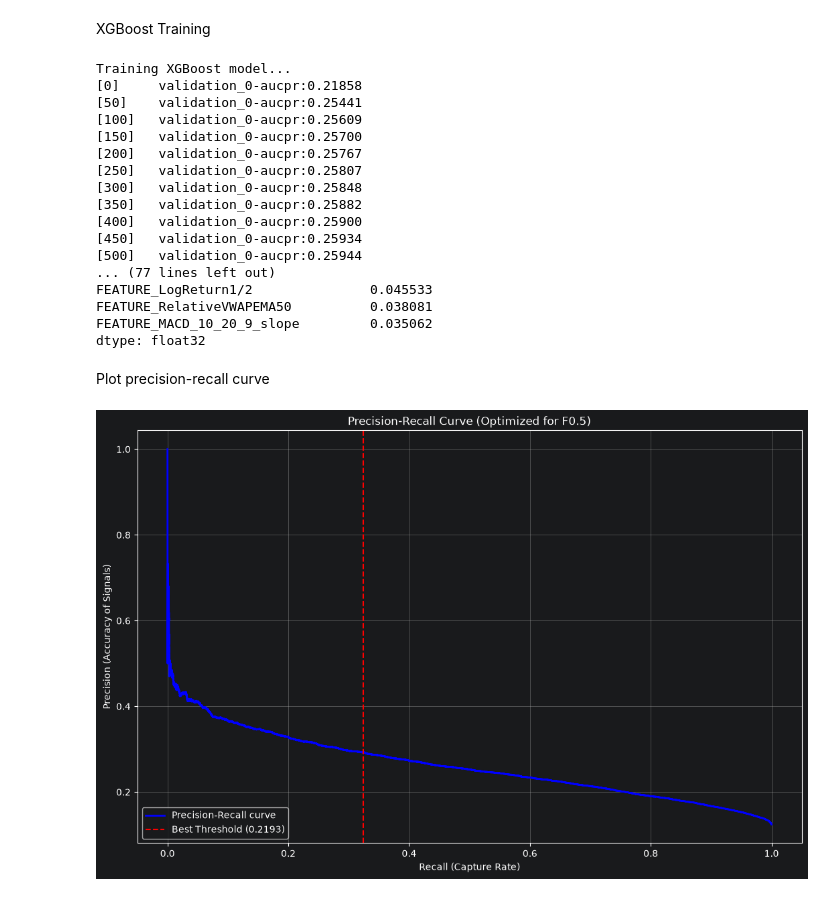
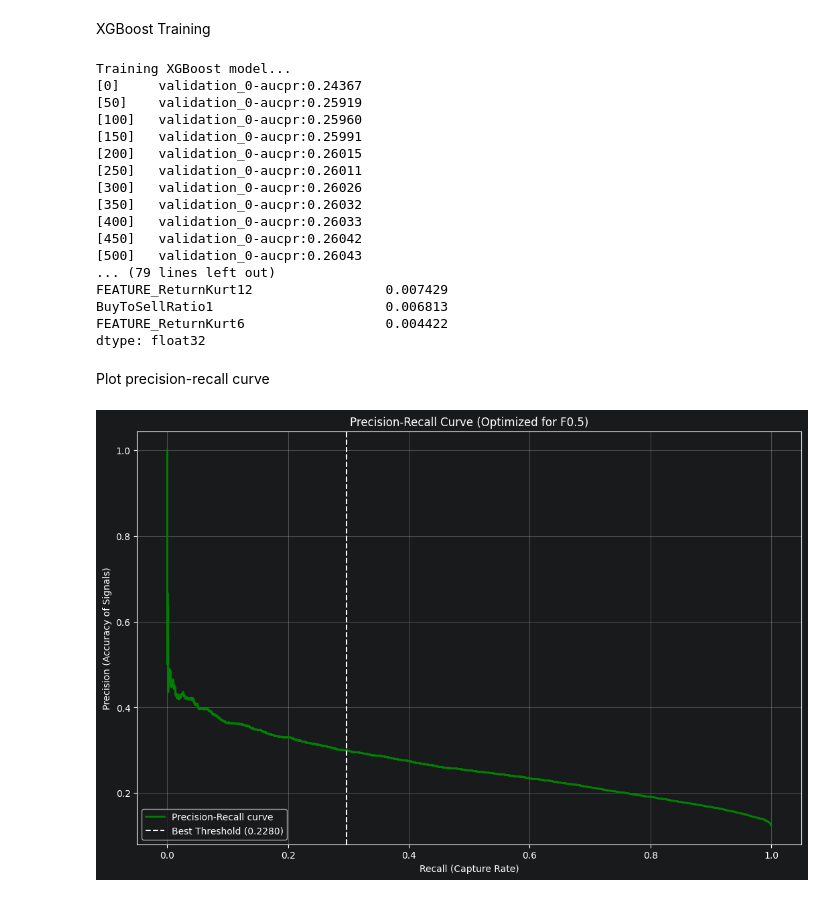
Before and after one commit to NewtonHatesApples/randomProject1, a Jupyter notebook: analysis.ipynb, the cells around one changed output. Cells and saved outputs as stored; diff of their text form; code cells hidden in the pictures.

```diff
--- a/analysis.ipynb
+++ b/analysis.ipynb
@@ -188,7 +192,7 @@ XGBoost Training
 # %%
 # 1. Separate features (X) and target (y)
 target_col = "TARGET_UpFlag"
-random_state = 676  # Used when fitting XGB Classifier
+random_state = 675  # Used when fitting XGB Classifier
 
 # Create a chronological validation set from the tail end of your training data
 val_size = int(len(train_df) * 0.25)  # val: validation
@@ -224,8 +228,8 @@ model = xgb.XGBClassifier(
     n_jobs=-1,
     early_stopping_rounds=150,   # Stops fitting when no improvement after consecutive 150 rounds
     # scale_pos_weight=neg_pos_ratio,
-    reg_alpha=3.0,               # L1 regularization to naturally prune useless features
-    reg_lambda=30.0              # L2 regularization to smooth out extreme weight
+    reg_alpha=5.0,               # L1 regularization to naturally prune useless features
+    reg_lambda=40.0              # L2 regularization to smooth out extreme weight
 )
 
 # 3. Train & save the model
@@ -247,8 +251,8 @@ y_val_prob = model.predict_proba(X_val)[:, 1]
 precisions, recalls, thresholds = precision_recall_curve(y_val, y_val_prob)
 beta = 0.5
 f05_scores = ((1 + beta ** 2) * precisions * recalls) / ((beta ** 2 * precisions) + recalls + 1e-10)
-# best_threshold = thresholds[np.argmax(f05_scores[:-1])]
-best_threshold = 0.4
+best_threshold = thresholds[np.argmax(f05_scores[:-1])]
+# best_threshold = 0.4
 
 y_test_prob = model.predict_proba(X_test)[:, 1]
 y_test_pred_custom = (y_test_prob >= best_threshold).astype(int)
@@ -266,33 +270,33 @@ print("\n=== Features Importance ===")
 print(importance.nlargest(50))
 # %% [output]
 Training XGBoost model...
-[0]     validation_0-aucpr:0.21858
-[50]    validation_0-aucpr:0.25441
-[100]   validation_0-aucpr:0.25609
-[150]   validation_0-aucpr:0.25700
-[200]   validation_0-aucpr:0.25767
-[250]   validation_0-aucpr:0.25807
-[300]   validation_0-aucpr:0.25848
-[350]   validation_0-aucpr:0.25882
-[400]   validation_0-aucpr:0.25900
-[450]   validation_0-aucpr:0.25934
-[500]   validation_0-aucpr:0.25944
-... (77 lines left out)
-FEATURE_LogReturn1/2               0.045533
-FEATURE_RelativeVWAPEMA50          0.038081
-FEATURE_MACD_10_20_9_slope         0.035062
+[0]     validation_0-aucpr:0.24367
+[50]    validation_0-aucpr:0.25919
+[100]   validation_0-aucpr:0.25960
+[150]   validation_0-aucpr:0.25991
+[200]   validation_0-aucpr:0.26015
+[250]   validation_0-aucpr:0.26011
+[300]   validation_0-aucpr:0.26026
+[350]   validation_0-aucpr:0.26032
+[400]   validation_0-aucpr:0.26033
+[450]   validation_0-aucpr:0.26042
+[500]   validation_0-aucpr:0.26043
+... (79 lines left out)
+FEATURE_ReturnKurt12                 0.007429
+BuyToSellRatio1                      0.006813
+FEATURE_ReturnKurt6                  0.004422
 dtype: float32
 # %% [markdown]
 Plot precision-recall curve
 # %%
-plt.figure(figsize=(1280, 800, "px"))
-plt.plot(recalls, precisions, label='Precision-Recall curve', color='blue', lw=2)
-plt.axvline(x=recalls[np.argmax(f05_scores[:-1])], color='red', linestyle='--', label=f'Best Threshold ({thresholds[np.argmax(f05_scores[:-1])]:.4f})')
+plt.figure(figsize=(12.8, 8.0), dpi=100)
+plt.plot(recalls, precisions, label='Precision-Recall curve', color='green', lw=2)
+plt.axvline(x=recalls[np.argmax(f05_scores[:-1])], color='white', linestyle='--', label=f'Best Threshold ({thresholds[np.argmax(f05_scores[:-1])]:.4f})')
 plt.xlabel('Recall (Capture Rate)')
 plt.ylabel('Precision (Accuracy of Signals)')
 plt.title('Precision-Recall Curve (Optimized for F0.5)')
 plt.legend(loc="lower left")
 plt.grid(True)
 plt.show()
 # %% [output]
-[figure, old version]
+[figure, new version]
```
Also changed, not shown: parts of 1 cell of this notebook, 1 other file.
